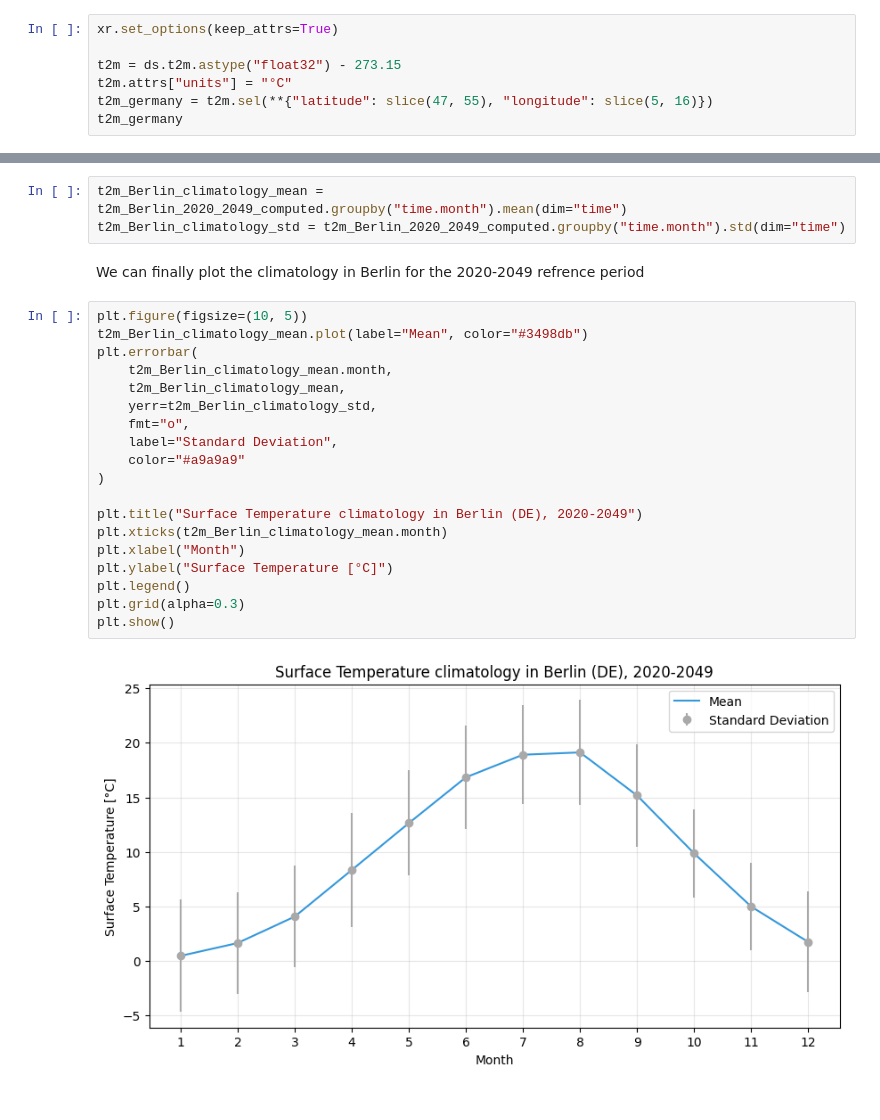
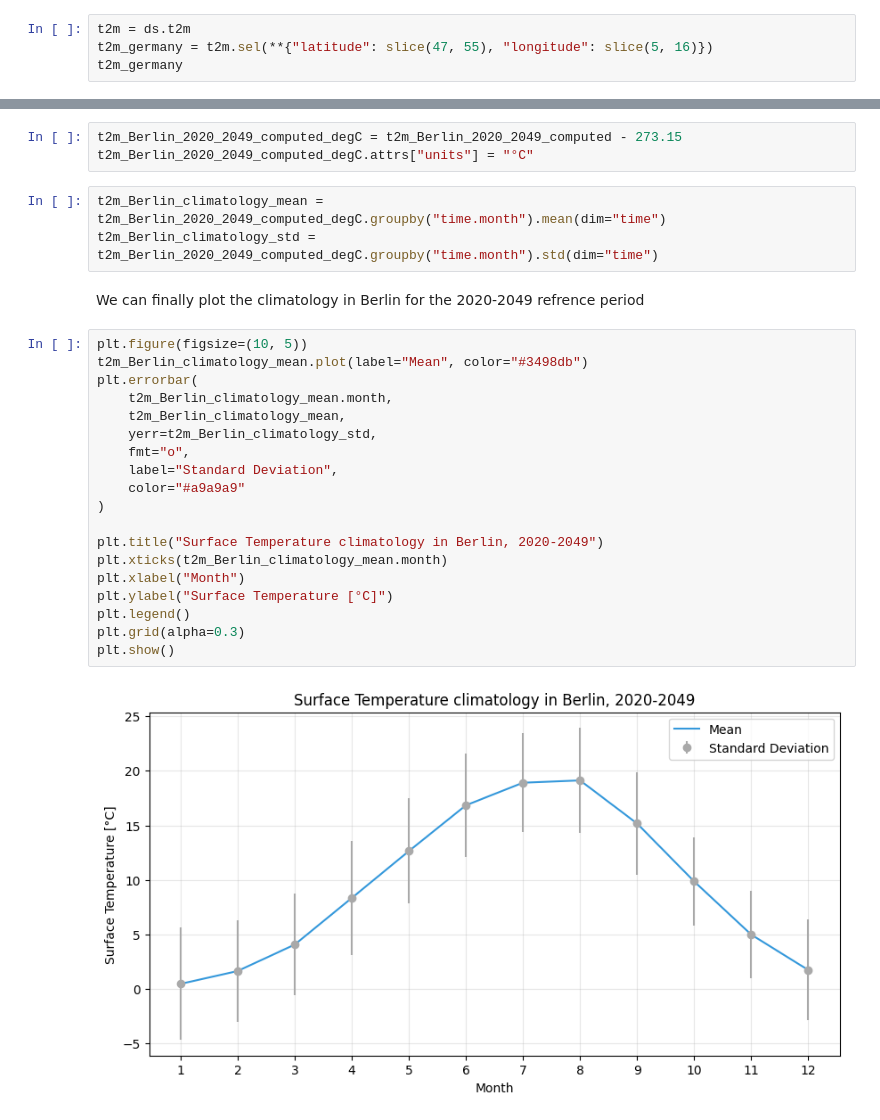
Before and after one commit to SercoSPA/DESP-UserWorkflowService-Templates, a Jupyter notebook: EarthDataHub/tutorial-climate-dt-climatological-analysis-of-temperature-in-germany.ipynb, the cells around one changed output, grey strips where cells are left out. Drawn from its saved outputs; the diff is of its cells as text.

```diff
--- a/EarthDataHub/tutorial-climate-dt-climatological-analysis-of-temperature-in-germany.ipynb
+++ b/EarthDataHub/tutorial-climate-dt-climatological-analysis-of-temperature-in-germany.ipynb
@@ -93,8 +94,5 @@ First, we perform a geographical selection corresponding to the Germany area. Th
 # %%
-xr.set_options(keep_attrs=True)
-
-t2m = ds.t2m.astype("float32") - 273.15
-t2m.attrs["units"] = "°C"
+t2m = ds.t2m
 t2m_germany = t2m.sel(**{"latitude": slice(47, 55), "longitude": slice(5, 16)})
 t2m_germany
 # %% [output]
@@ -286,28 +285,31 @@ Wall time: 35 s
 # %% [markdown]
 Now that the data is loaded in memory we can easily compute the climatology:
+# %%
+t2m_Berlin_2020_2049_computed_degC = t2m_Berlin_2020_2049_computed - 273.15
+t2m_Berlin_2020_2049_computed_degC.attrs["units"] = "°C"
 # %%
-t2m_Berlin_climatology_mean = t2m_Berlin_2020_2049_computed.groupby("time.month").mean(dim="time")
-t2m_Berlin_climatology_std = t2m_Berlin_2020_2049_computed.groupby("time.month").std(dim="time")
+t2m_Berlin_climatology_mean = t2m_Berlin_2020_2049_computed_degC.groupby("time.month").mean(dim="time")
+t2m_Berlin_climatology_std = t2m_Berlin_2020_2049_computed_degC.groupby("time.month").std(dim="time")
 # %% [markdown]
 We can finally plot the climatology in Berlin for the 2020-2049 refrence period
 # %%
 plt.figure(figsize=(10, 5))
 t2m_Berlin_climatology_mean.plot(label="Mean", color="#3498db")
 plt.errorbar(
     t2m_Berlin_climatology_mean.month,
     t2m_Berlin_climatology_mean,
     yerr=t2m_Berlin_climatology_std,
     fmt="o",
     label="Standard Deviation",
     color="#a9a9a9"
 )
 
-plt.title("Surface Temperature climatology in Berlin (DE), 2020-2049")
+plt.title("Surface Temperature climatology in Berlin, 2020-2049")
 plt.xticks(t2m_Berlin_climatology_mean.month)
 plt.xlabel("Month")
 plt.ylabel("Surface Temperature [°C]")
 plt.legend()
 plt.grid(alpha=0.3)
 plt.show()
 # %% [output]
-[figure, old version]
+[figure, new version]
```
Also changed, not shown: parts of 9 cells of this notebook, 8 other files.
